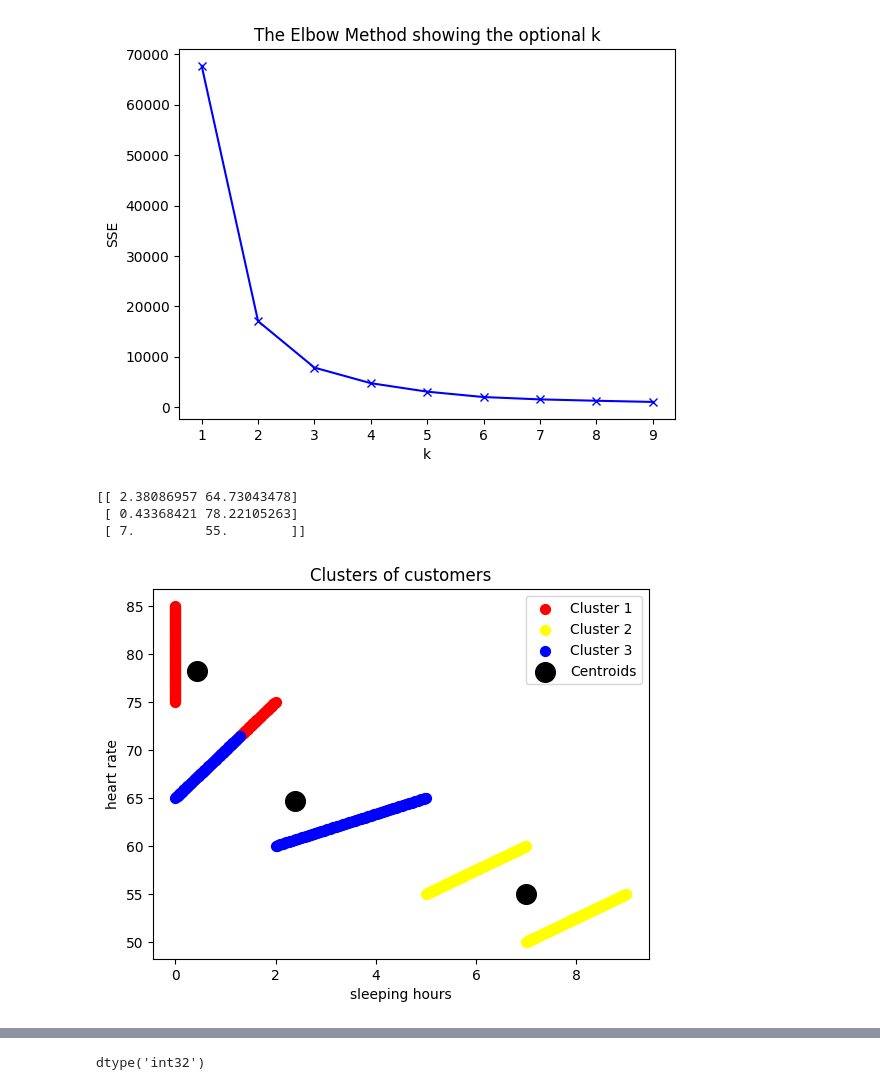
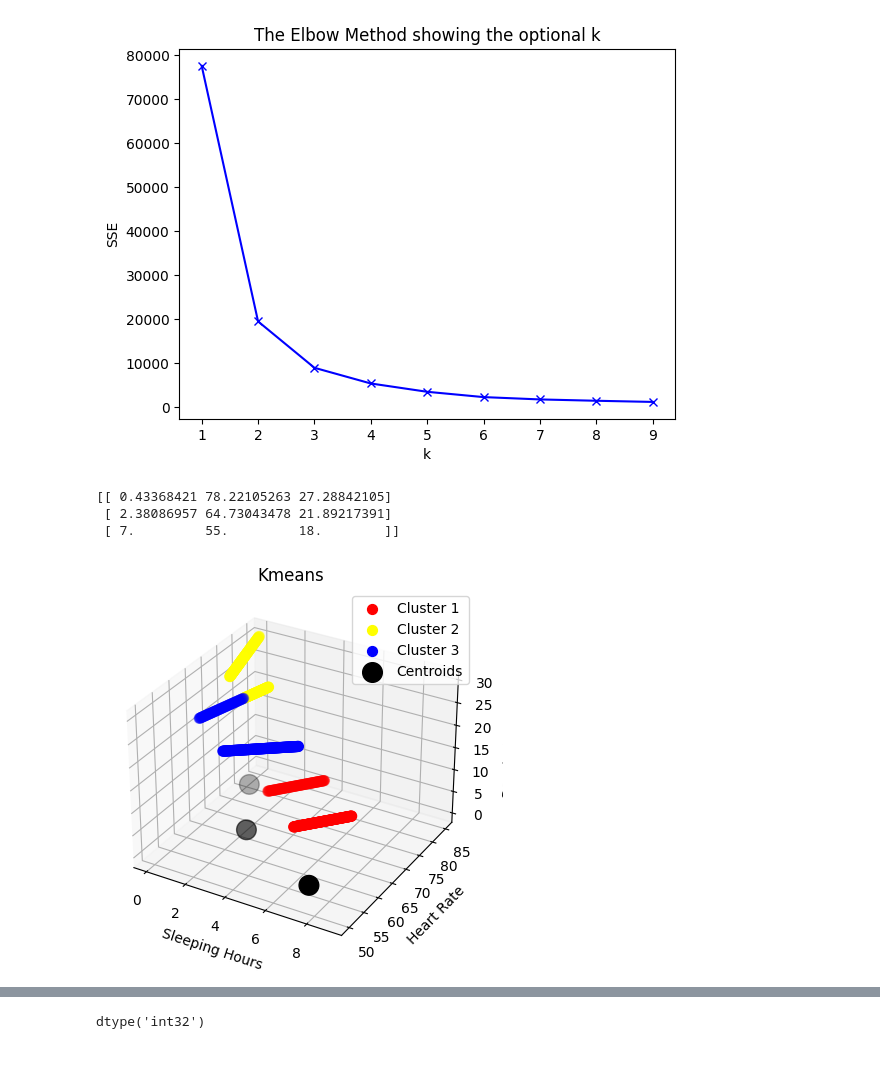
Before and after one commit to farrel216/ML-Clustering, a Jupyter notebook: model/model.ipynb, the cells around one changed output, grey strips where cells are left out. Drawn from its saved outputs; the diff is of its cells as text; code cells hidden in the pictures; blank space fills up the shorter version.

```diff
--- a/model/model.ipynb
+++ b/model/model.ipynb
@@ -11,6 +11,6 @@ from sklearn.cluster import KMeans
 url = "SaYoPillow.csv"
 data = pd.read_csv(url)
 # %%
-data = data[['sleeping hours','heart rate']]
+data = data[['sleeping hours','heart rate','respiration rate']]
 data.head(25)
 # %% [output]
@@ -35,11 +35,13 @@ data.head(25)
 
 f1 = data['sleeping hours'].values
 f2 = data['heart rate'].values
+f3 = data['respiration rate'].values
 
-X = np.array(list(zip(f1, f2)))
+#X = np.array(list(zip(f1, f2)))
 
 # Visualisasi data point
-plt.scatter(f1, f2)
-plt.xlabel('sleeping hours')
-plt.ylabel('heart rate')
-plt.show()
+# plt.scatter(f1, f2, f3)
+# plt.xlabel('sleeping hours')
+# plt.ylabel('heart rate')
+# plt.zlabel('respiration rate')
+# plt.show()
@@ -59,7 +59,7 @@ for c in data.columns[0:]:
         data[c] = data[c]
 # %%
 # Menentukan nilai yang tepat untuk cluster
-X = np.array(list(zip(f1, f2))).reshape(len(f1), 2)
+X = np.array(list(zip(f1, f2, f3))).reshape(len(f1), 3)
 # print(X)
 SSE = []
 K = range(1,10)
@@ -75,7 +75,7 @@ plt.ylabel('SSE')
 plt.title('The Elbow Method showing the optional k')
 plt.show()
 # %% [output]
-[figure, old version]
+[figure, new version]
 # %%
 # Melakukan clustering
 from sklearn.cluster import KMeans
@@ -95,21 +95,38 @@ y_kmeans = kmeans.fit_predict(X)
 # Mencetak nilai centroid
 print(C)
 # %% [output]
-[[ 2.38086957 64.73043478]
- [ 0.43368421 78.22105263]
- [ 7.         55.        ]]
+[[ 0.43368421 78.22105263 27.28842105]
+ [ 2.38086957 64.73043478 21.89217391]
+ [ 7.         55.         18.        ]]
 # %%
-plt.scatter(data[y_kmeans == 0]['sleeping hours'], data[y_kmeans == 0]['heart rate'], s=50, c='red', label='Cluster 1')
-plt.scatter(data[y_kmeans == 1]['sleeping hours'], data[y_kmeans == 1]['heart rate'], s=50, c='yellow', label='Cluster 2')
-plt.scatter(data[y_kmeans == 2]['sleeping hours'], data[y_kmeans == 2]['heart rate'], s=50, c='blue', label='Cluster 3')
+kplot = plt.axes(projection='3d')
+f1 = np.linspace(0, 15, 1000)
+f2 = np.linspace(0, 15, 1000)
+f3 = np.linspace(0, 15, 1000)
+
+kplot.set_xlabel('Sleeping Hours')
+kplot.set_ylabel('Heart Rate')
+kplot.set_zlabel('Respiration Rate')
+
+kplot.scatter3D(data[y_kmeans == 0]['sleeping hours'], data[y_kmeans == 0]['heart rate'], data[y_kmeans == 0]['respiration rate'], s=50, c='red', label='Cluster 1')
+kplot.scatter3D(data[y_kmeans == 1]['sleeping hours'], data[y_kmeans == 1]['heart rate'], data[y_kmeans == 1]['respiration rate'], s=50, c='yellow', label='Cluster 2')
+kplot.scatter3D(data[y_kmeans == 2]['sleeping hours'], data[y_kmeans == 2]['heart rate'], data[y_kmeans == 2]['respiration rate'], s=50, c='blue', label='Cluster 3')
 plt.scatter(kmeans.cluster_centers_[:, 0], kmeans.cluster_centers_[:, 1], s=200, c='black', label='Centroids')
-plt.title('Clusters of customers')
-plt.xlabel('sleeping hours')
-plt.ylabel('heart rate')
 plt.legend()
+plt.title("Kmeans")
 plt.show()
+
+# plt.scatter(data[y_kmeans == 0]['sleeping hours'], data[y_kmeans == 0]['heart rate'], s=50, c='red', label='Cluster 1')
+# plt.scatter(data[y_kmeans == 1]['sleeping hours'], data[y_kmeans == 1]['heart rate'], s=50, c='yellow', label='Cluster 2')
+# plt.scatter(data[y_kmeans == 2]['sleeping hours'], data[y_kmeans == 2]['heart rate'], s=50, c='blue', label='Cluster 3')
+# plt.scatter(kmeans.cluster_centers_[:, 0], kmeans.cluster_centers_[:, 1], s=200, c='black', label='Centroids')
+# plt.title('Clusters of customers')
+# plt.xlabel('sleeping hours')
+# plt.ylabel('heart rate')
+# plt.legend()
+# plt.show()
 # %% [output]
-[figure, old version]
+[figure, new version]
 # %%
 data['Cluster'] = y_kmeans
 # %%
```
Also changed, not shown: parts of 4 cells of this notebook, 1 other file.
